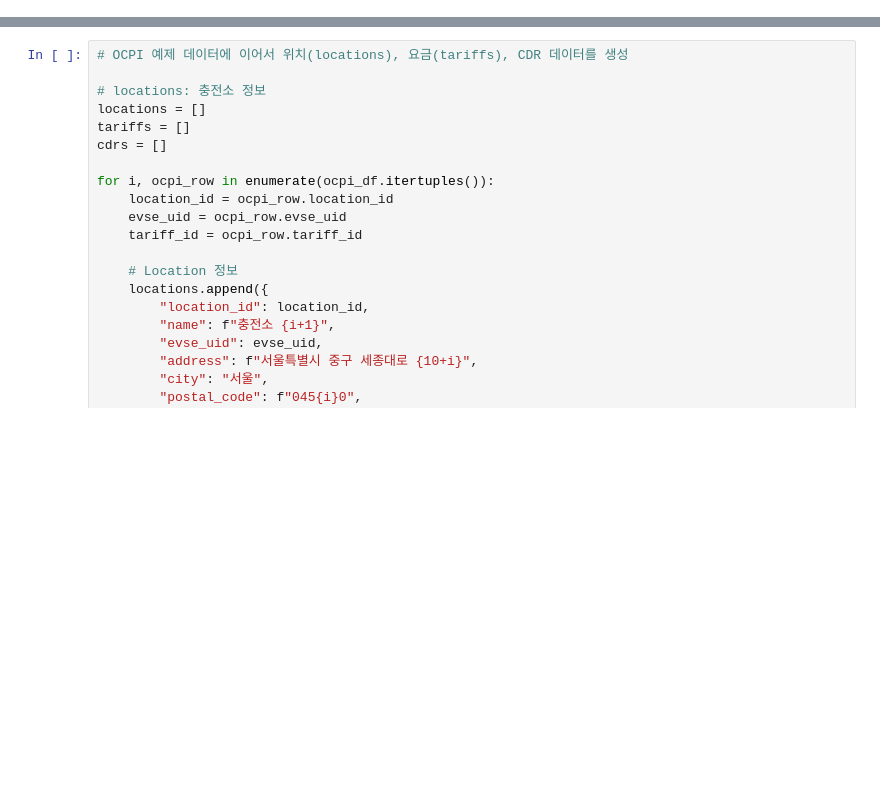
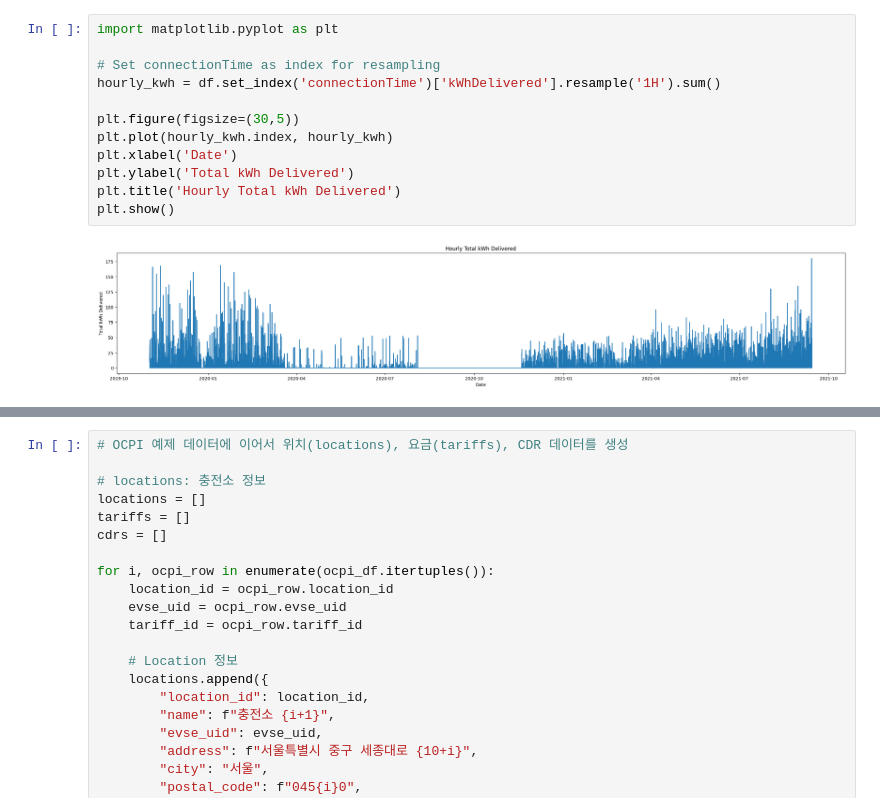
Before and after one commit to AR384/EVSE_mainproject_python, a Jupyter notebook: data/code/dummy.ipynb, the cells around one changed output, grey strips where cells are left out. Saved outputs shown, nothing was run; the diff lists cells and outputs as text; blank space fills up the shorter version.

```diff
--- a/data/code/dummy.ipynb
+++ b/data/code/dummy.ipynb
@@ -18,0 +180,14 @@ pd.read_json('../csv/acn_transfer.json')
+# %%
+import matplotlib.pyplot as plt
+
+# Set connectionTime as index for resampling
+hourly_kwh = df.set_index('connectionTime')['kWhDelivered'].resample('1H').sum()
+
+plt.figure(figsize=(30,5))
+plt.plot(hourly_kwh.index, hourly_kwh)
+plt.xlabel('Date')
+plt.ylabel('Total kWh Delivered')
+plt.title('Hourly Total kWh Delivered')
+plt.show()
+# %% [output]
+[figure, added]
```
Also changed, not shown: parts of 16 cells of this notebook, 4 other files.
